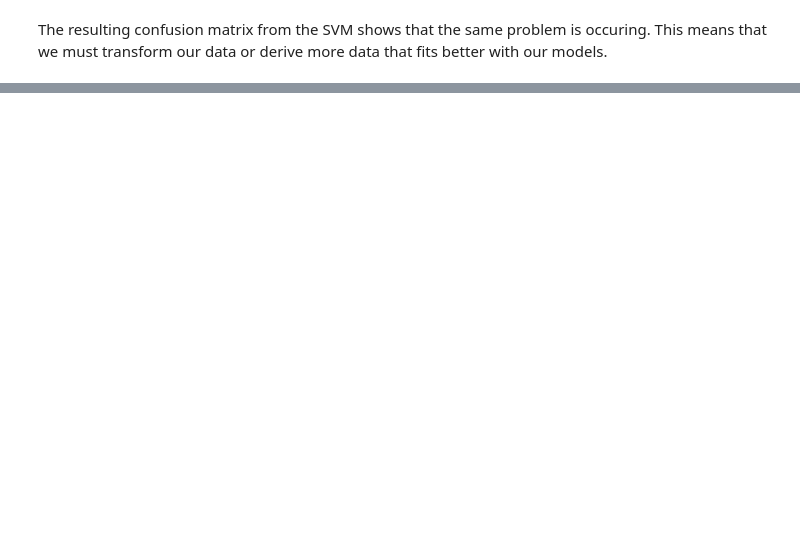
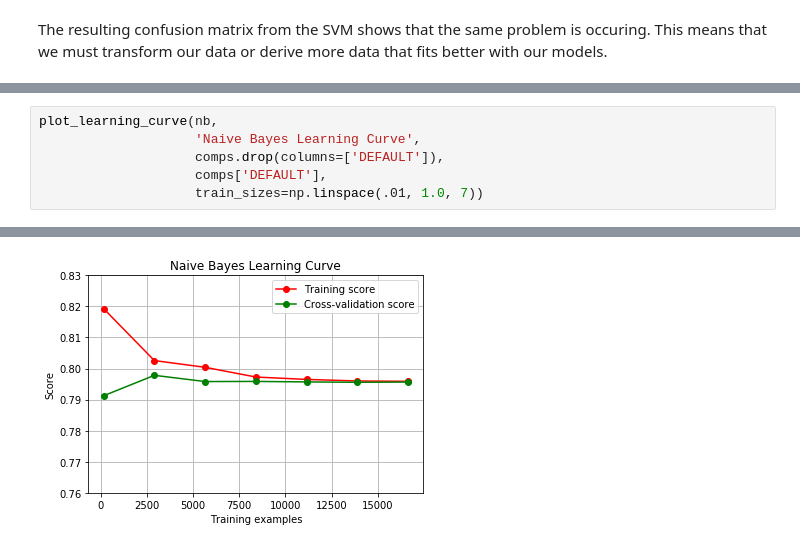
Before and after one commit to DerekMcFate/MachineLearningProject, a Jupyter notebook: MachineLearningProject.ipynb, the cells around one changed output, grey strips where cells are left out. Saved outputs shown, nothing was run; the diff lists cells and outputs as text; blank space fills up the shorter version.

```diff
--- a/MachineLearningProject.ipynb
+++ b/MachineLearningProject.ipynb
@@ -245,0 +247,7 @@ The Decision Tree classifier performed better than expected, as it was almost as
+# %%
+plot_learning_curve(nb,
+                    'Naive Bayes Learning Curve',
+                    comps.drop(columns=['DEFAULT']),
+                    comps['DEFAULT'],
+                    train_sizes=np.linspace(.01, 1.0, 7))
+# %% [output]
@@ -245,0 +255 @@ The Decision Tree classifier performed better than expected, as it was almost as
+[figure, added]
```
Also changed, not shown: parts of 30 cells of this notebook.
